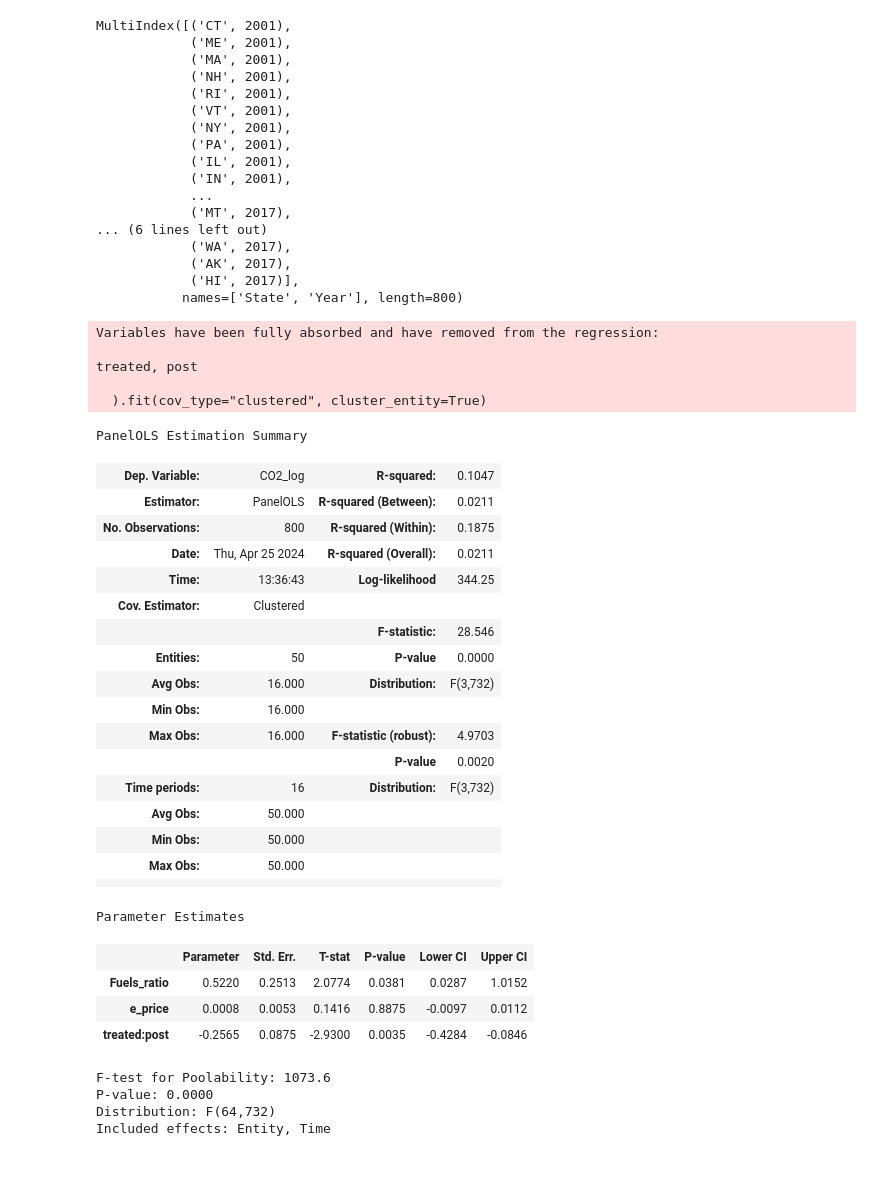
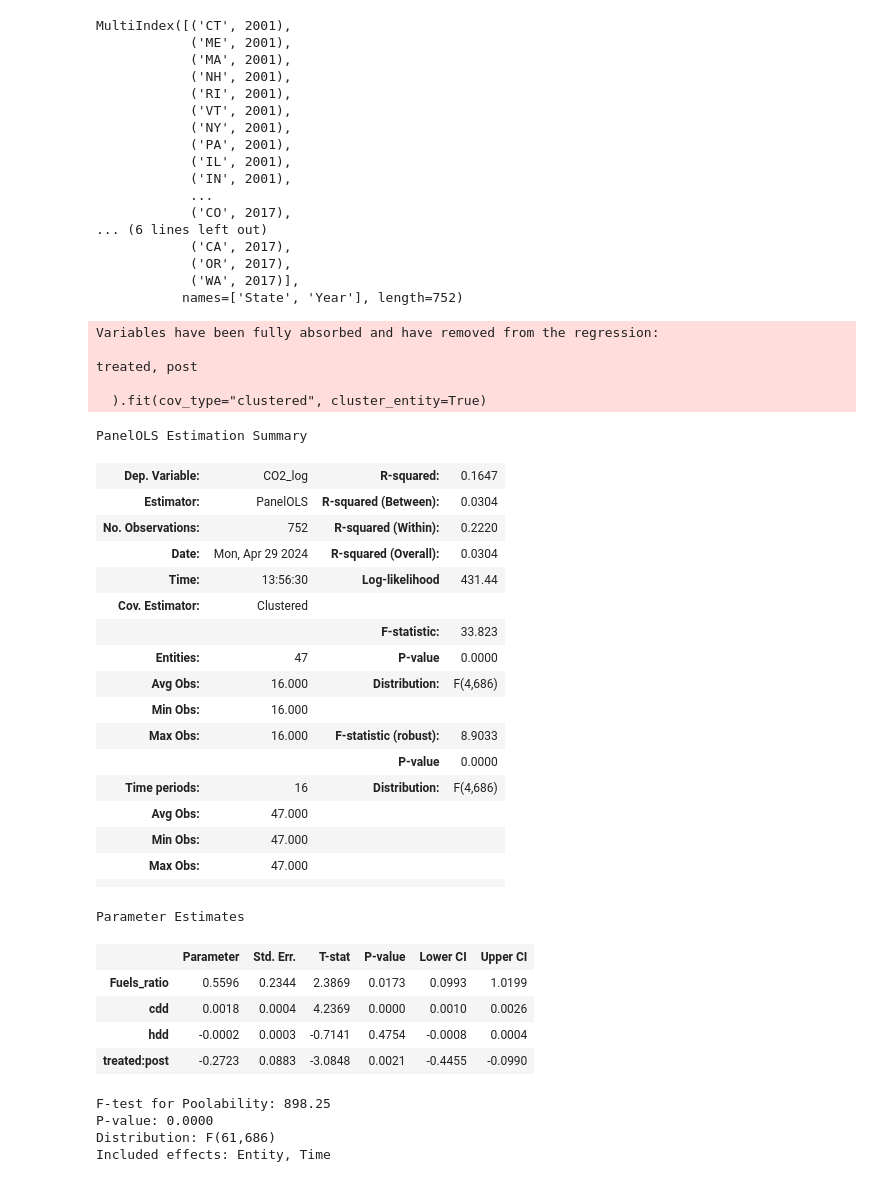
Before and after one commit to MIDS-at-Duke/uds-2024-flamingo, a Jupyter notebook: code/ML_model.ipynb, the cells around one changed output. Saved outputs shown, nothing was run; the diff lists cells and outputs as text; code cells hidden in the pictures.

```diff
--- a/code/ML_model.ipynb
+++ b/code/ML_model.ipynb
@@ -6,6 +6,8 @@ pd.set_option("mode.copy_on_write", True)
 df_e_price = pd.read_csv("../src/cleaned_e_price.csv")
 df_emission = pd.read_csv("../src/cleaned_emission_annual.csv")
 df_fuel_ratio = pd.read_csv("../src/cleaned_fuel_ratio.csv")
+df_climate = pd.read_csv("../src/cleaned_cdd_hdd.csv")
 # %%
 merged = pd.merge(df_e_price, df_emission, on=["Year", "State"], how="inner")
 merged = pd.merge(merged, df_fuel_ratio, on=["Year", "State"], how="inner")
+merged = pd.merge(merged, df_climate, on=["Year", "State"], how="inner")
@@ -162,53 +174,54 @@ MultiIndex([('CT', 2001),
             ('IL', 2001),
             ('IN', 2001),
             ...
-            ('MT', 2017),
+            ('CO', 2017),
 ... (6 lines left out)
-            ('WA', 2017),
-            ('AK', 2017),
-            ('HI', 2017)],
-           names=['State', 'Year'], length=800)
+            ('CA', 2017),
+            ('OR', 2017),
+            ('WA', 2017)],
+           names=['State', 'Year'], length=752)
 # %%
 from linearmodels.panel import PanelOLS
 
-formula = "CO2_log ~ Fuels_ratio + e_price + treated + post + treated:post + EntityEffects + TimeEffects"
+formula = "CO2_log ~ Fuels_ratio + cdd + hdd + treated + post + treated:post + EntityEffects + TimeEffects"
 mod = PanelOLS.from_formula(
     formula,
     data=merged_subset,
     drop_absorbed=True,
 ).fit(cov_type="clustered", cluster_entity=True)
 
 mod.summary
 # %% [output]
 Variables have been fully absorbed and have removed from the regression:
 
 treated, post
 
   ).fit(cov_type="clustered", cluster_entity=True)
 PanelOLS Estimation Summary
-| Dep. Variable: | CO2_log | R-squared: | 0.1047 |
-| Estimator: | PanelOLS | R-squared (Between): | 0.0211 |
-| No. Observations: | 800 | R-squared (Within): | 0.1875 |
-| Date: | Thu, Apr 25 2024 | R-squared (Overall): | 0.0211 |
-| Time: | 13:36:43 | Log-likelihood | 344.25 |
+| Dep. Variable: | CO2_log | R-squared: | 0.1647 |
+| Estimator: | PanelOLS | R-squared (Between): | 0.0304 |
+| No. Observations: | 752 | R-squared (Within): | 0.2220 |
+| Date: | Mon, Apr 29 2024 | R-squared (Overall): | 0.0304 |
+| Time: | 13:56:30 | Log-likelihood | 431.44 |
 | Cov. Estimator: | Clustered |  |  |
-|  |  | F-statistic: | 28.546 |
-| Entities: | 50 | P-value | 0.0000 |
-| Avg Obs: | 16.000 | Distribution: | F(3,732) |
+|  |  | F-statistic: | 33.823 |
+| Entities: | 47 | P-value | 0.0000 |
+| Avg Obs: | 16.000 | Distribution: | F(4,686) |
 | Min Obs: | 16.000 |  |  |
-| Max Obs: | 16.000 | F-statistic (robust): | 4.9703 |
-|  |  | P-value | 0.0020 |
-| Time periods: | 16 | Distribution: | F(3,732) |
-| Avg Obs: | 50.000 |  |  |
-| Min Obs: | 50.000 |  |  |
-| Max Obs: | 50.000 |  |  |
+| Max Obs: | 16.000 | F-statistic (robust): | 8.9033 |
+|  |  | P-value | 0.0000 |
+| Time periods: | 16 | Distribution: | F(4,686) |
+| Avg Obs: | 47.000 |  |  |
+| Min Obs: | 47.000 |  |  |
+| Max Obs: | 47.000 |  |  |
 |  |  |  |  |
 Parameter Estimates
 |  | Parameter | Std. Err. | T-stat | P-value | Lower CI | Upper CI |
-| Fuels_ratio | 0.5220 | 0.2513 | 2.0774 | 0.0381 | 0.0287 | 1.0152 |
-| e_price | 0.0008 | 0.0053 | 0.1416 | 0.8875 | -0.0097 | 0.0112 |
-| treated:post | -0.2565 | 0.0875 | -2.9300 | 0.0035 | -0.4284 | -0.0846 |
+| Fuels_ratio | 0.5596 | 0.2344 | 2.3869 | 0.0173 | 0.0993 | 1.0199 |
+| cdd | 0.0018 | 0.0004 | 4.2369 | 0.0000 | 0.0010 | 0.0026 |
+| hdd | -0.0002 | 0.0003 | -0.7141 | 0.4754 | -0.0008 | 0.0004 |
+| treated:post | -0.2723 | 0.0883 | -3.0848 | 0.0021 | -0.4455 | -0.0990 |
-F-test for Poolability: 1073.6
+F-test for Poolability: 898.25
 P-value: 0.0000
-Distribution: F(64,732)
+Distribution: F(61,686)
 Included effects: Entity, Time
```
Also changed, not shown: parts of 10 cells of this notebook, 1 other file.
